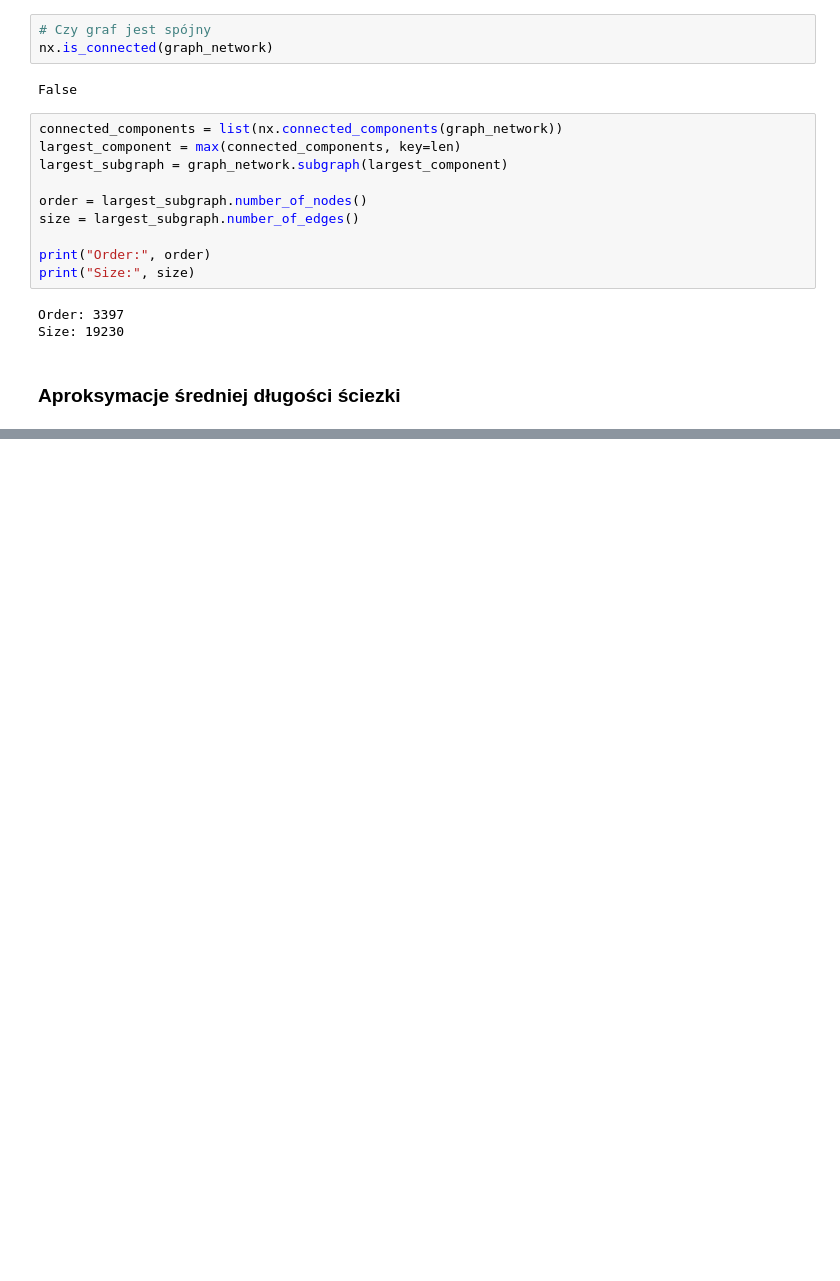
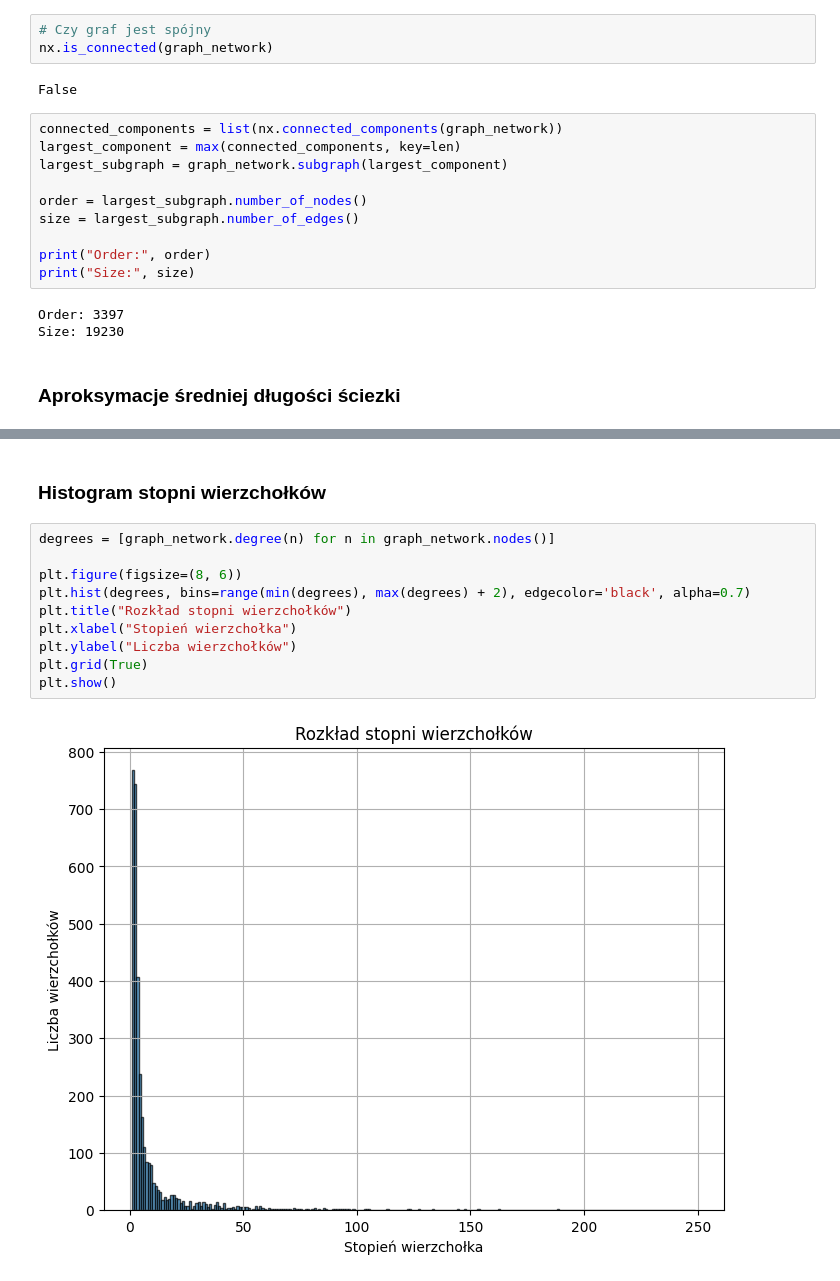
Before and after one commit to Newtoneiro/TASS_sieci_spo-eczne, a Jupyter notebook: projekt_b.ipynb, the cells around one changed output, grey strips where cells are left out. Saved outputs shown, nothing was run; the diff lists cells and outputs as text; blank space fills up the shorter version.

```diff
--- a/projekt_b.ipynb
+++ b/projekt_b.ipynb
@@ -127,0 +134,14 @@ Aproksymacja średniej długości ścieżki (dla 10000 próbek): 4.09
+# %% [markdown]
+### Histogram stopni wierzchołków
+# %%
+degrees = [graph_network.degree(n) for n in graph_network.nodes()]
+
+plt.figure(figsize=(8, 6))
+plt.hist(degrees, bins=range(min(degrees), max(degrees) + 2), edgecolor='black', alpha=0.7)
+plt.title("Rozkład stopni wierzchołków")
+plt.xlabel("Stopień wierzchołka")
+plt.ylabel("Liczba wierzchołków")
+plt.grid(True)
+plt.show()
+# %% [output]
+[figure, added]
```
Also changed, not shown: parts of 13 cells of this notebook, 1 other file.
